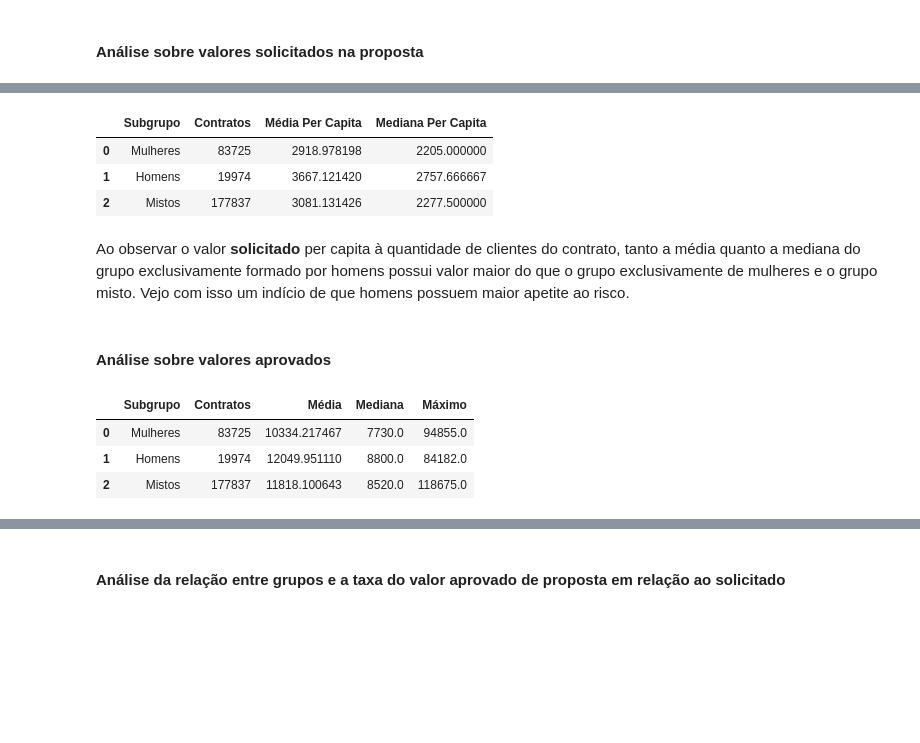
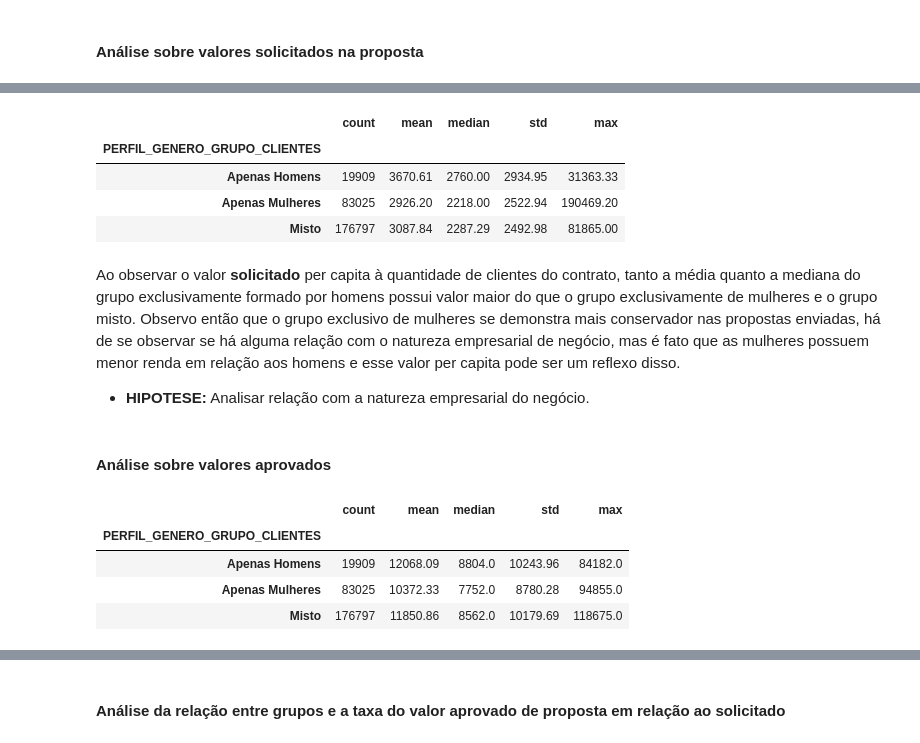
Before and after one commit to pedrofernandss/ai-fairness-credit, a Jupyter notebook: notebooks/04_exploracao_multivariada_genero.ipynb, the cells around one changed output, grey strips where cells are left out. Cells and saved outputs as stored; diff of their text form; code cells hidden in the pictures; blank space fills up the shorter version.

```diff
--- a/notebooks/04_exploracao_multivariada_genero.ipynb
+++ b/notebooks/04_exploracao_multivariada_genero.ipynb
@@ -150,48 +148,17 @@ Posso como próximos passos verificar se essa diferença possui alguma relação
+# %%
+df["VR_SOL_PRP_PER_CAPITA"] = df["VR_SOL_PRP"] / df["QT_CLI"]
 # %%
-estatistica_per_capita = []
-
-for nome, sub_df in subsets.items():
-    sub_df["VR_SOL_PRP_PER_CAPITA"] = sub_df["VR_SOL_PRP"] / sub_df["QT_CLI"]
-
-    estatistica_per_capita.append(
-        {
-            "Subgrupo": nome,
-            "Contratos": len(sub_df["VR_SOL_PRP_PER_CAPITA"]),
-            "Média Per Capita": sub_df["VR_SOL_PRP_PER_CAPITA"].mean(),
-            "Mediana Per Capita": sub_df["VR_SOL_PRP_PER_CAPITA"].median(),
-        }
-    )
-
-df_estat_per_capita = pd.DataFrame(estatistica_per_capita)
-df_estat_per_capita
+valor_proposto_per_capita_por_grupo = (df.groupby('PERFIL_GENERO_GRUPO_CLIENTES')['VR_SOL_PRP_PER_CAPITA'].agg(['count', 'mean', 'median', 'std', 'max']).round(2))
+valor_proposto_per_capita_por_grupo
 # %% [output]
-|  | Subgrupo | Contratos | Média Per Capita | Mediana Per Capita |
-| 0 | Mulheres | 83725 | 2918.978198 | 2205.000000 |
-| 1 | Homens | 19974 | 3667.121420 | 2757.666667 |
-| 2 | Mistos | 177837 | 3081.131426 | 2277.500000 |
+|  | count | mean | median | std | max |
+| PERFIL_GENERO_GRUPO_CLIENTES |  |  |  |  |  |
+| Apenas Homens | 19909 | 3670.61 | 2760.00 | 2934.95 | 31363.33 |
+| Apenas Mulheres | 83025 | 2926.20 | 2218.00 | 2522.94 | 190469.20 |
+| Misto | 176797 | 3087.84 | 2287.29 | 2492.98 | 81865.00 |
 # %% [markdown]
-Ao observar o valor **solicitado** per capita à quantidade de clientes do contrato, tanto a média quanto a mediana do grupo exclusivamente formado por homens possui valor maior do que o grupo exclusivamente de mulheres e o grupo misto. Vejo com isso um indício de que homens possuem maior apetite ao risco.
+Ao observar o valor **solicitado** per capita à quantidade de clientes do contrato, tanto a média quanto a mediana do grupo exclusivamente formado por homens possui valor maior do que o grupo exclusivamente de mulheres e o grupo misto. Observo então que o grupo exclusivo de mulheres se demonstra mais conservador nas propostas enviadas, há de se observar se há alguma relação com o natureza empresarial de negócio, mas é fato que as mulheres possuem menor renda em relação aos homens e esse valor per capita pode ser um reflexo disso.
+
+- **HIPOTESE:** Analisar relação com a natureza empresarial do negócio.
 # %% [markdown]
 #### Análise sobre valores aprovados
-# %%
-estatisticas = []
-
-for nome, sub_df in subsets.items():
-    s = sub_df["VR_APR_PRP"]
-    estatisticas.append(
-        {
-            "Subgrupo": nome,
-            "Contratos": len(s),
-            "Média": s.mean(),
-            "Mediana": s.median(),
-            "Máximo": s.max(),
-        }
-    )
-
-df_valores_proposto_por_grupo = pd.DataFrame(estatisticas)
-df_valores_proposto_por_grupo
-# %% [output]
-|  | Subgrupo | Contratos | Média | Mediana | Máximo |
-| 0 | Mulheres | 83725 | 10334.217467 | 7730.0 | 94855.0 |
-| 1 | Homens | 19974 | 12049.951110 | 8800.0 | 84182.0 |
-| 2 | Mistos | 177837 | 11818.100643 | 8520.0 | 118675.0 |
@@ -197,0 +167,9 @@ df_valores_proposto_por_grupo
+# %%
+descr_valor_aprovado_por_grupo = (df_copy.groupby('PERFIL_GENERO_GRUPO_CLIENTES')['VR_APR_PRP'].agg(['count', 'mean', 'median', 'std', 'max']).round(2))
+descr_valor_aprovado_por_grupo
+# %% [output]
+|  | count | mean | median | std | max |
+| PERFIL_GENERO_GRUPO_CLIENTES |  |  |  |  |  |
+| Apenas Homens | 19909 | 12068.09 | 8804.0 | 10243.96 | 84182.0 |
+| Apenas Mulheres | 83025 | 10372.33 | 7752.0 | 8780.28 | 94855.0 |
+| Misto | 176797 | 11850.86 | 8562.0 | 10179.69 | 118675.0 |
```
Also changed, not shown: parts of 50 cells of this notebook.
